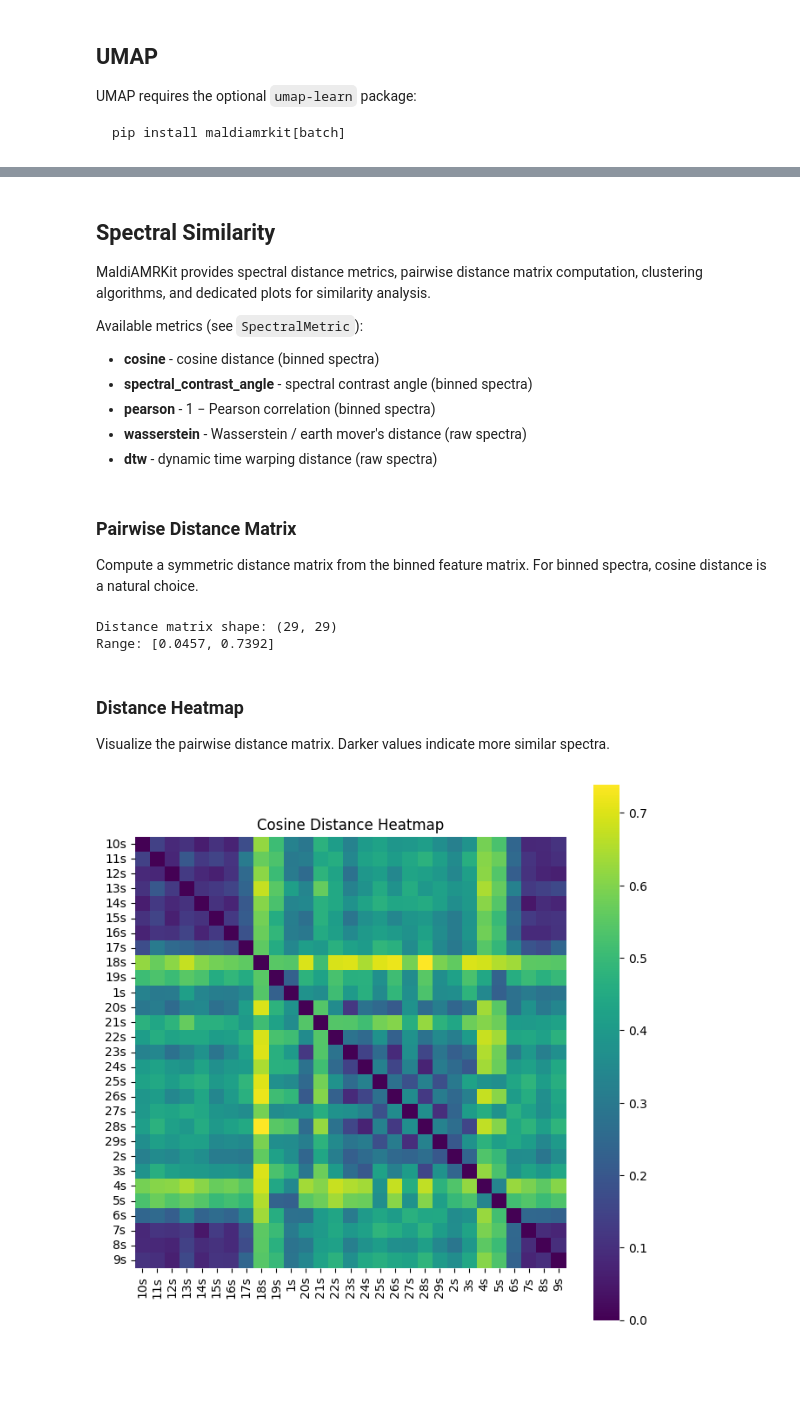
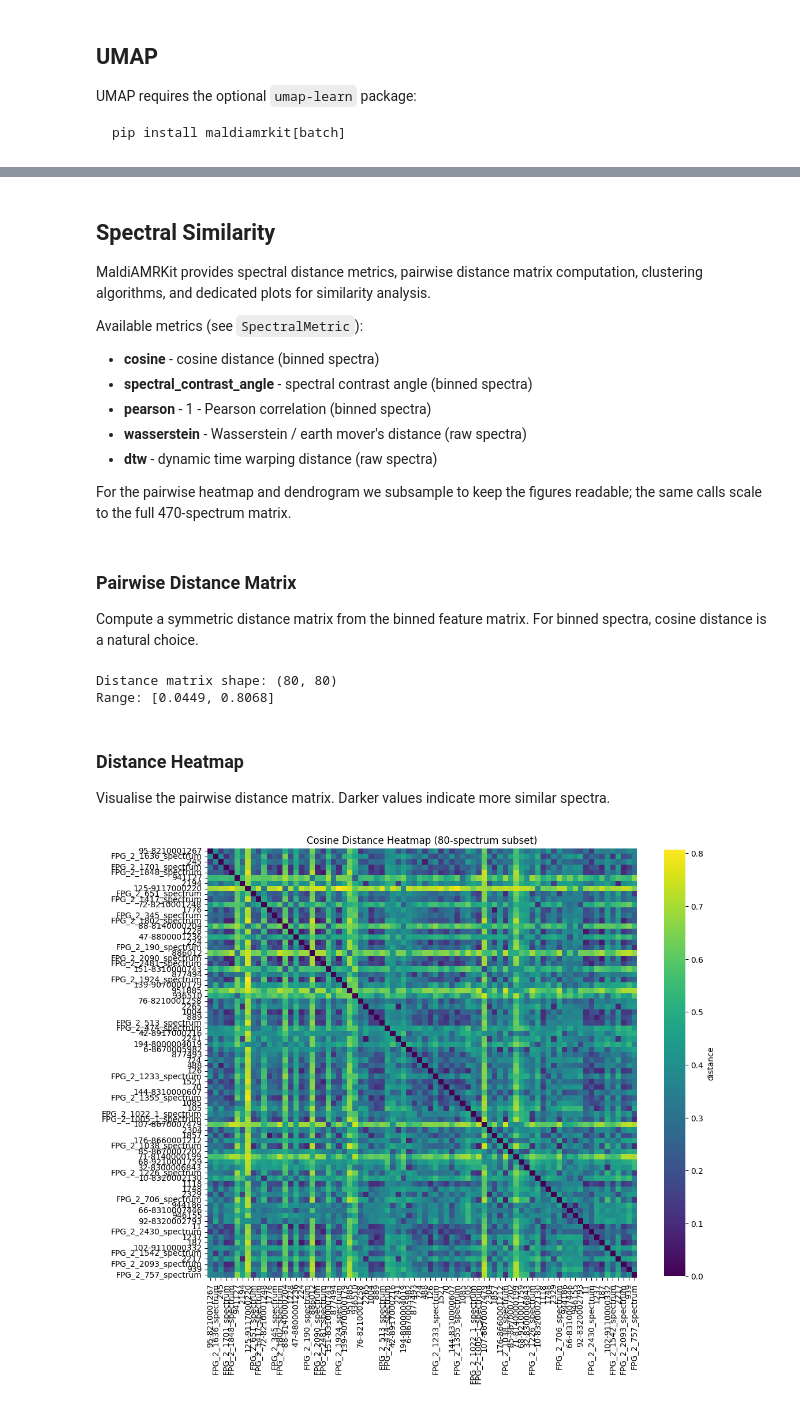
Before and after one commit to EttoreRocchi/MaldiAMRKit, a Jupyter notebook: notebooks/05_exploration.ipynb, the cells around one changed output, grey strips where cells are left out. Saved outputs shown, nothing was run; the diff lists cells and outputs as text; code cells hidden in the pictures; blank space fills up the shorter version.

Commit message:
[docs] use `MALDI-Kleb-AI` dataset for notebooks

```diff
--- a/notebooks/05_exploration.ipynb
+++ b/notebooks/05_exploration.ipynb
@@ -32,5 +34,9 @@ MaldiSet(n_spectra=29, species='all', antibiotics=['Drug'])
 # %%
-labels = data.get_y_single("Drug")
-print(f"Samples: {data.X.shape[0]}, Features: {data.X.shape[1]}")
+ds = load_maldi_kleb_ai(antibiotic="Amikacin", city=None, verbose=True)
+data = ds.maldi_set
+labels = ds.meta["Amikacin"]
+sites = ds.meta["City"]
+print(f"Samples: {ds.X.shape[0]}, Features: {ds.X.shape[1]}")
 print(f"Labels: {labels.value_counts().to_dict()}")
+print(f"Sites:  {sites.value_counts().to_dict()}")
 # %% [output]
@@ -95,9 +117,12 @@ analysis.
 Available metrics (see `SpectralMetric`):
 - **cosine** - cosine distance (binned spectra)
 - **spectral_contrast_angle** - spectral contrast angle (binned spectra)
-- **pearson** - 1 − Pearson correlation (binned spectra)
+- **pearson** - 1 - Pearson correlation (binned spectra)
 - **wasserstein** - Wasserstein / earth mover's distance (raw spectra)
 - **dtw** - dynamic time warping distance (raw spectra)
+
+For the pairwise heatmap and dendrogram we subsample to keep the figures
+readable; the same calls scale to the full 470-spectrum matrix.
 # %%
 from maldiamrkit.similarity import (
     cluster_metadata_concordance,
@@ -114,22 +139,32 @@ from maldiamrkit.similarity import (
 Compute a symmetric distance matrix from the binned feature matrix.
 For binned spectra, cosine distance is a natural choice.
 # %%
-D = pairwise_distances(data.X, metric="cosine")
+import numpy as np
+
+rng = np.random.default_rng(0)
+subset_idx = rng.choice(ds.X.shape[0], size=80, replace=False)
+X_subset = ds.X.iloc[subset_idx]
+labels_subset = labels.iloc[subset_idx]
+
+D = pairwise_distances(X_subset, metric="cosine")
 print(f"Distance matrix shape: {D.shape}")
 print(f"Range: [{D[D > 0].min():.4f}, {D.max():.4f}]")
 # %% [output]
-Distance matrix shape: (29, 29)
-Range: [0.0457, 0.7392]
+Distance matrix shape: (80, 80)
+Range: [0.0449, 0.8068]
 # %% [markdown]
 ### Distance Heatmap
 
-Visualize the pairwise distance matrix. Darker values indicate more
+Visualise the pairwise distance matrix. Darker values indicate more
 similar spectra.
 # %%
-sample_ids = data.X.index.tolist()
-_ = plot_distance_heatmap(D, labels=sample_ids, title="Cosine Distance Heatmap")
+_ = plot_distance_heatmap(
+    D,
+    labels=X_subset.index.tolist(),
+    title="Cosine Distance Heatmap (80-spectrum subset)",
+)
 # %% [output]
-[figure, old version]
+[figure, new version]
 # %% [markdown]
 ### Hierarchical Clustering & Dendrogram
 
```
Also changed, not shown: parts of 23 cells of this notebook, 7 other files.
